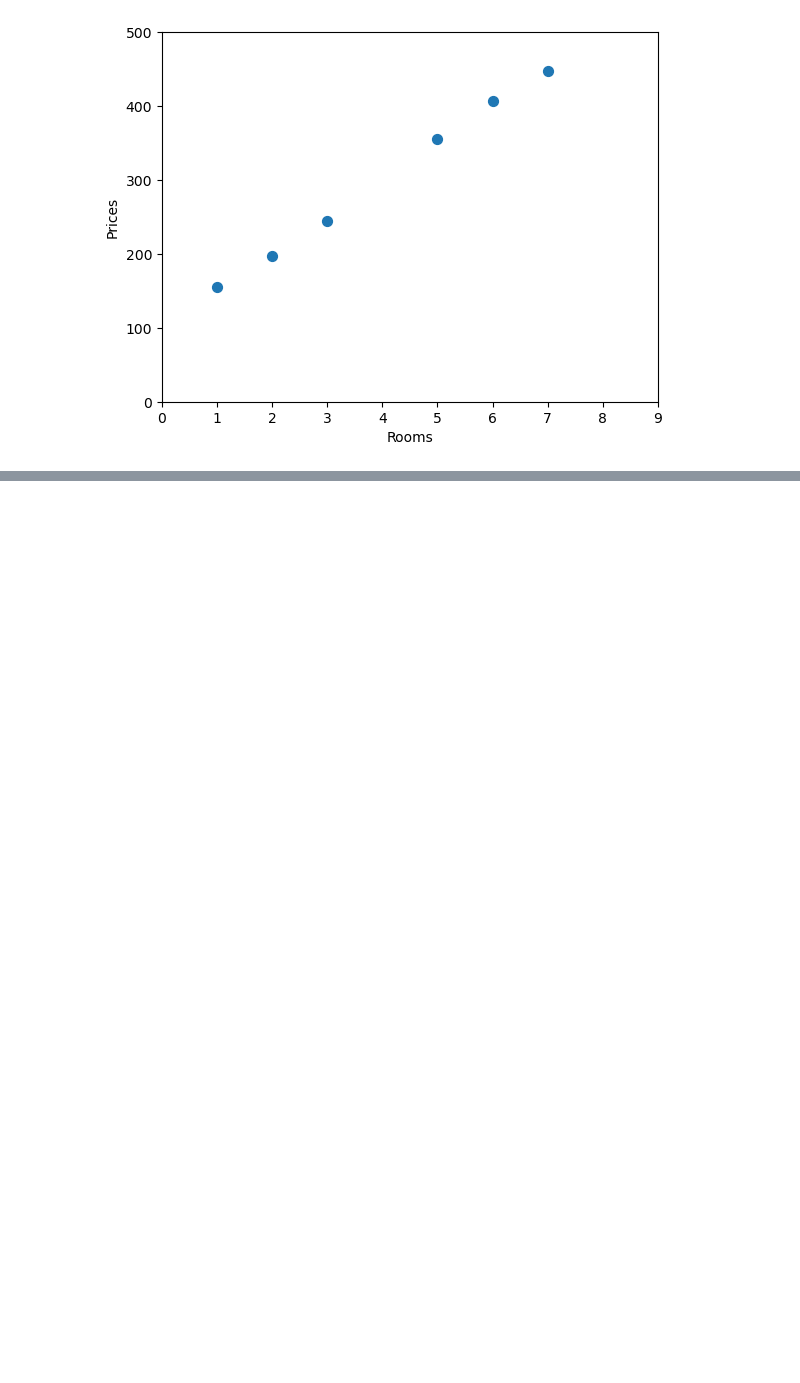
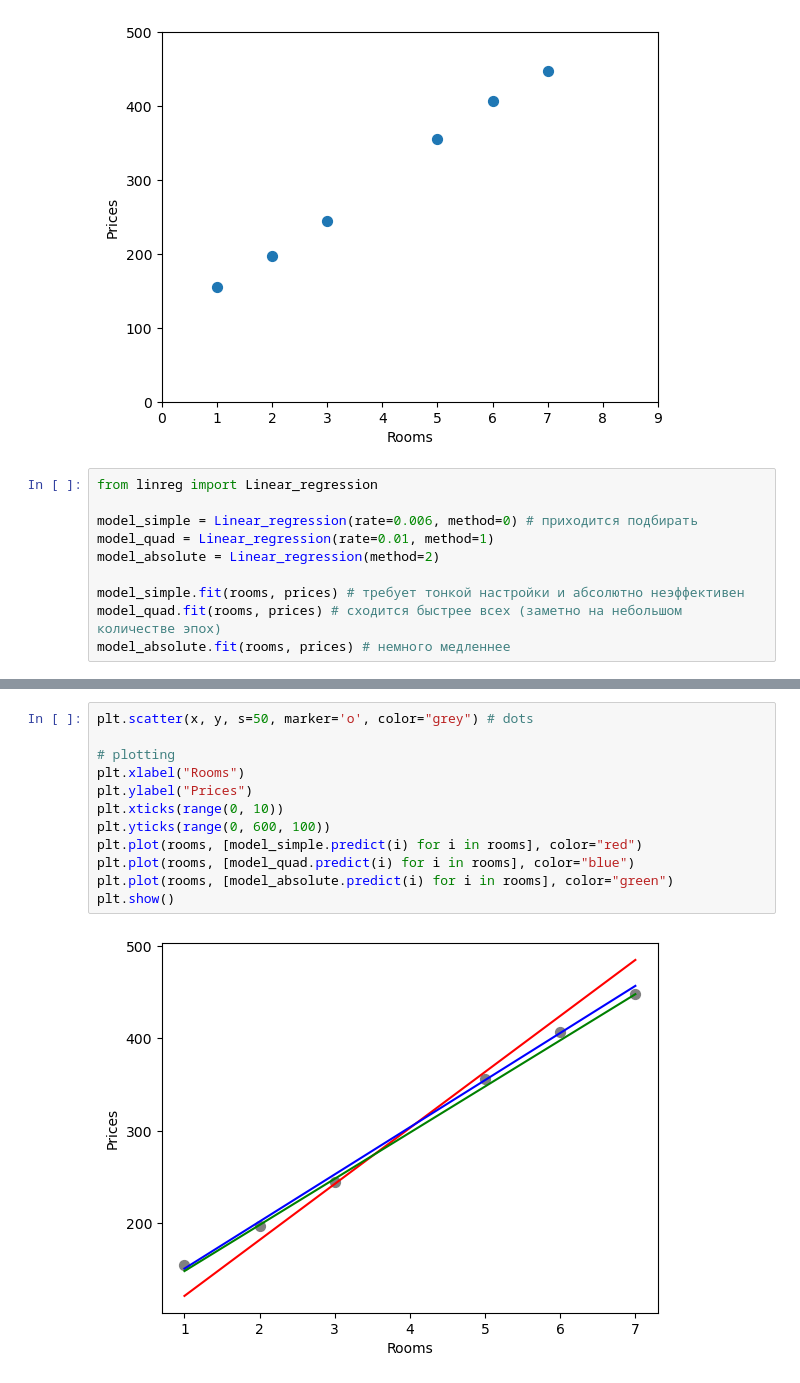
Before and after one commit to Kuso0taku/grok-ml, a Jupyter notebook: Linear_Regression/practice.ipynb, the cells around one changed output, grey strips where cells are left out. Cells and saved outputs as stored; diff of their text form; blank space fills up the shorter version.

Commit message:
test linreg

```diff
--- a/Linear_Regression/practice.ipynb
+++ b/Linear_Regression/practice.ipynb
@@ -22,3 +22,13 @@ plt.yticks(range(0, 600, 100))
 plt.show()
 # %% [output]
 [figure]
+# %%
+from linreg import Linear_regression
+
+model_simple = Linear_regression(rate=0.006, method=0) # приходится подбирать
+model_quad = Linear_regression(rate=0.01, method=1)
+model_absolute = Linear_regression(method=2)
+
+model_simple.fit(rooms, prices) # требует тонкой настройки и абсолютно неэффективен
+model_quad.fit(rooms, prices) # сходится быстрее всех (заметно на небольшом количестве эпох)
+model_absolute.fit(rooms, prices) # немного медленнее
@@ -24,0 +45,14 @@ plt.show()
+# %%
+plt.scatter(x, y, s=50, marker='o', color="grey") # dots
+
+# plotting
+plt.xlabel("Rooms")
+plt.ylabel("Prices")
+plt.xticks(range(0, 10))
+plt.yticks(range(0, 600, 100))
+plt.plot(rooms, [model_simple.predict(i) for i in rooms], color="red")
+plt.plot(rooms, [model_quad.predict(i) for i in rooms], color="blue")
+plt.plot(rooms, [model_absolute.predict(i) for i in rooms], color="green")
+plt.show()
+# %% [output]
+[figure, added]
```
Also changed, not shown: parts of 2 cells of this notebook.
